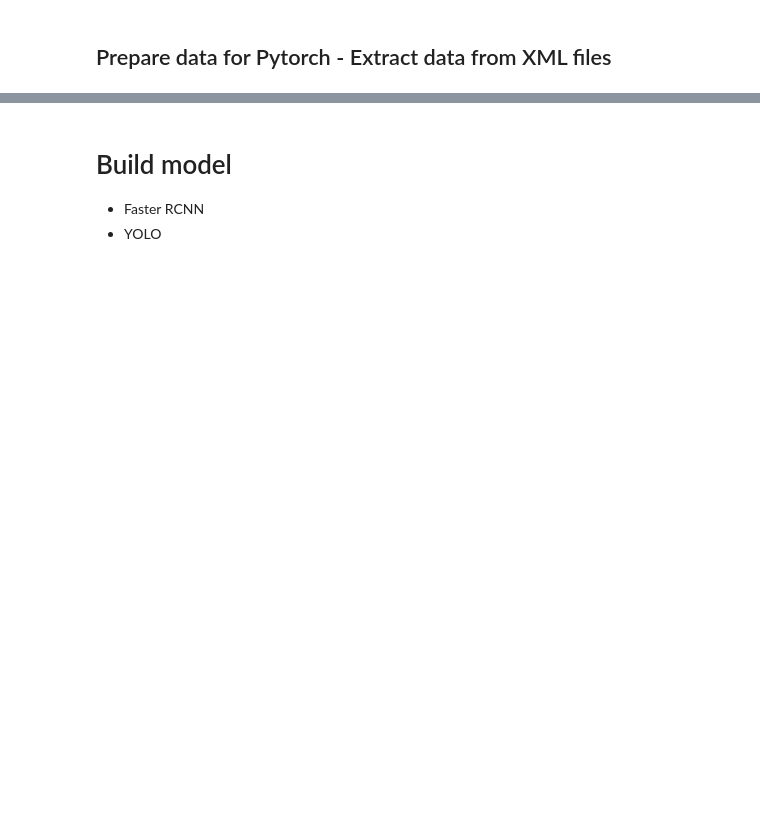
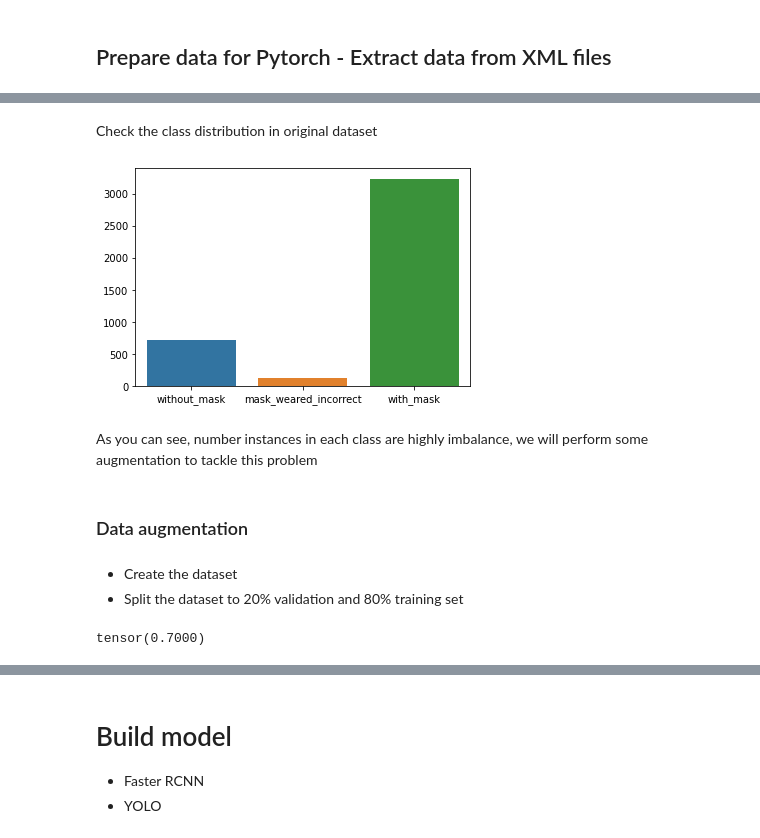
Before and after one commit to hungpham13/Face-mask-detection, a Jupyter notebook: PRJ1_Face_Mask_Detection.ipynb, the cells around one changed output, grey strips where cells are left out. Saved outputs shown, nothing was run; the diff lists cells and outputs as text; code cells hidden in the pictures; blank space fills up the shorter version.

```diff
--- a/PRJ1_Face_Mask_Detection.ipynb
+++ b/PRJ1_Face_Mask_Detection.ipynb
@@ -73,16 +136,27 @@ class MaskDataset(Dataset):
 
     def __len__(self):
         return len(self.imgs)
+# %% [markdown]
+Check the class distribution in original dataset
 # %%
-transform = transforms.Compose([
-                                transforms.ToTensor() #normalize the size of image to [0,1]
-])
-
 def unzip_batch(batch):
     '''unzip the batch to individual pairs
     from (img1,img2,..),(label1,label2,...) to (img1,label1),(img2,label2),....
     '''
     return list(zip(*batch))
 
-data = MaskDataset(transform)
-data_loader = DataLoader(data, batch_size=5, collate_fn=unzip_batch)
+def plot_class_dist(data_loader,title=""):
+    x = []
+    for imgs, annotations in data_loader:
+        x.extend([a['labels'] for a in annotations])
+    instances_num = (torch.bincount(torch.cat(x)).tolist())
+    sns.barplot(x=LABELS,y=instances_num).set_title(title)
+    return instances_num
+
+class_num = plot_class_dist(DataLoader(MaskDataset(), collate_fn = unzip_batch))
+# %% [output]
+[figure, added]
+# %% [markdown]
+As you can see, number instances in each class are highly imbalance, we will perform some augmentation to tackle this problem
+# %% [markdown]
+### Data augmentation
@@ -88,0 +304,13 @@ data_loader = DataLoader(data, batch_size=5, collate_fn=unzip_batch)
+# %% [markdown]
+- Create the dataset
+- Split the dataset to 20% validation and 80% training set
+# %%
+#weighted function for sampling, image with low class of 0 and 1 has higher weight
+def get_weight(labels):
+    num = torch.bincount(labels,minlength=3)
+    freq = num/num.sum()
+    return 0.7*freq[1]+0.29*freq[0]+0.01*freq[2]
+
+get_weight(torch.tensor([1,1,1,1]))
+# %% [output]
+tensor(0.7000)
```
Also changed, not shown: parts of 57 cells of this notebook.
